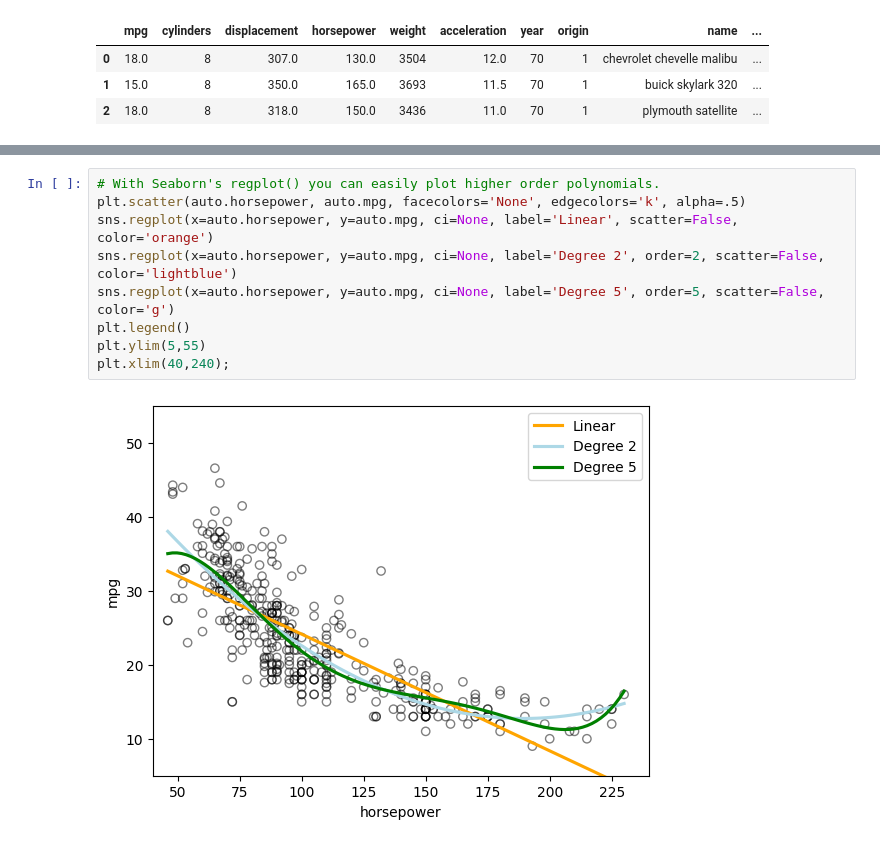
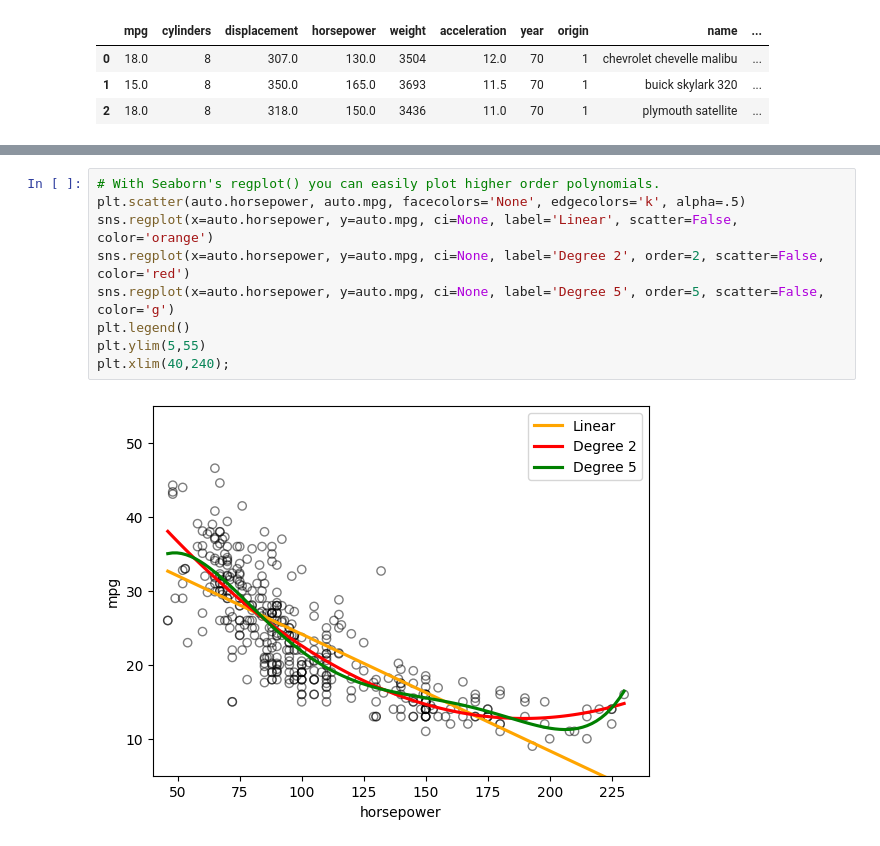
Before and after one commit to vincenzorrei/EDU-LinearRegression, a Jupyter notebook: main.ipynb, the cells around one changed output, grey strips where cells are left out. Drawn from its saved outputs; the diff is of its cells as text.

```diff
--- a/main.ipynb
+++ b/main.ipynb
@@ -429,11 +419,11 @@ strong multicollinearity or other numerical problems.
 # %%
 # With Seaborn's regplot() you can easily plot higher order polynomials.
 plt.scatter(auto.horsepower, auto.mpg, facecolors='None', edgecolors='k', alpha=.5)
 sns.regplot(x=auto.horsepower, y=auto.mpg, ci=None, label='Linear', scatter=False, color='orange')
-sns.regplot(x=auto.horsepower, y=auto.mpg, ci=None, label='Degree 2', order=2, scatter=False, color='lightblue')
+sns.regplot(x=auto.horsepower, y=auto.mpg, ci=None, label='Degree 2', order=2, scatter=False, color='red')
 sns.regplot(x=auto.horsepower, y=auto.mpg, ci=None, label='Degree 5', order=5, scatter=False, color='g')
 plt.legend()
 plt.ylim(5,55)
 plt.xlim(40,240);
 # %% [output]
-[figure, old version]
+[figure, new version]
```
Also changed, not shown: parts of 11 cells of this notebook.
